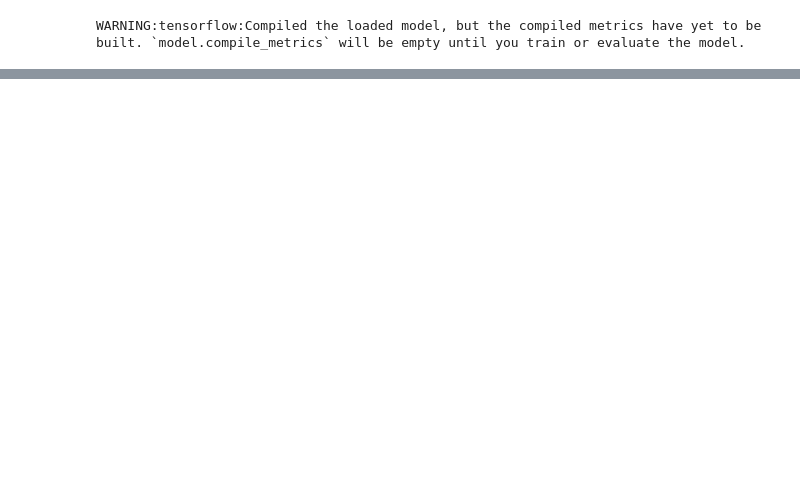
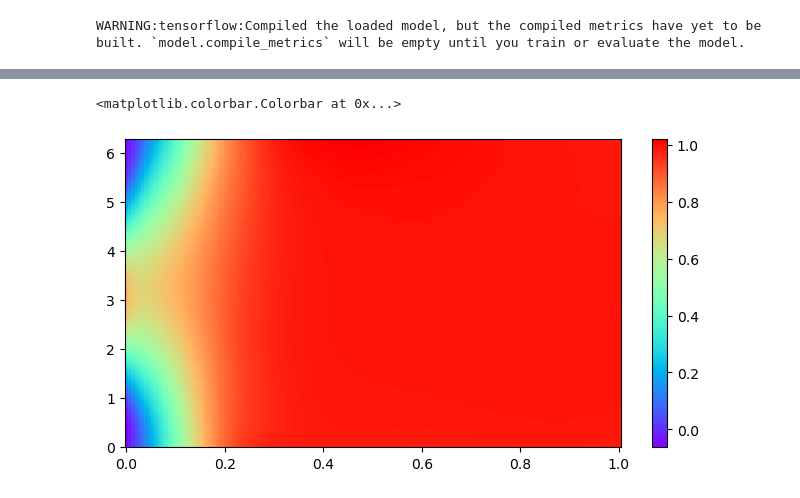
Before and after one commit to nimahsn/pinns_tf2, a Jupyter notebook: reaction_diffusion.ipynb, the cells around one changed output, grey strips where cells are left out. Cells and saved outputs as stored; diff of their text form; code cells hidden in the pictures; blank space fills up the shorter version.

```diff
--- a/reaction_diffusion.ipynb
+++ b/reaction_diffusion.ipynb
@@ -114,0 +165,6 @@ plot_pointwise_error_mesh(tf.reshape(U, (-1, 1)), tf.reshape(u_pred, [-1, 1]), T
+# %%
+u_pred = backbone.predict(tf.concat([tf.reshape(T, (-1, 1)), tf.reshape(X, (-1, 1))], axis=1))
+plt.figure(figsize=(8, 4))
+plt.pcolormesh(T, X, tf.reshape(u_pred, T.shape), cmap='rainbow')
+plt.colorbar()
+# %% [output]
@@ -114,0 +172,2 @@ plot_pointwise_error_mesh(tf.reshape(U, (-1, 1)), tf.reshape(u_pred, [-1, 1]), T
+<matplotlib.colorbar.Colorbar at 0x...>
+[figure, added]
```
Also changed, not shown: parts of 17 cells of this notebook, 2 other files.
